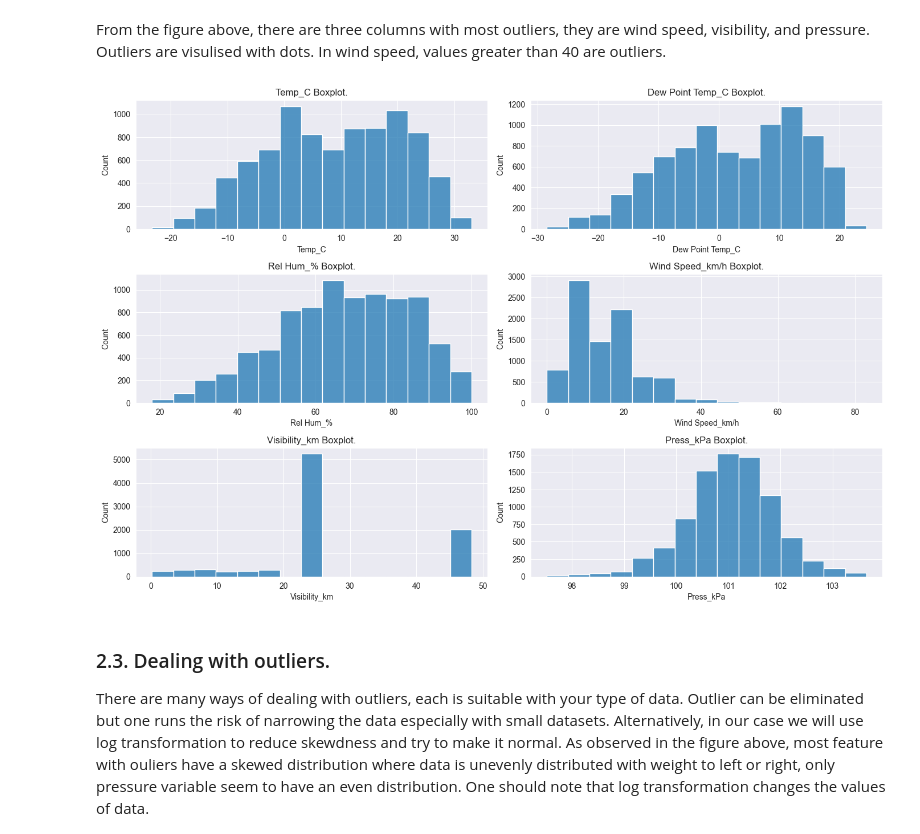
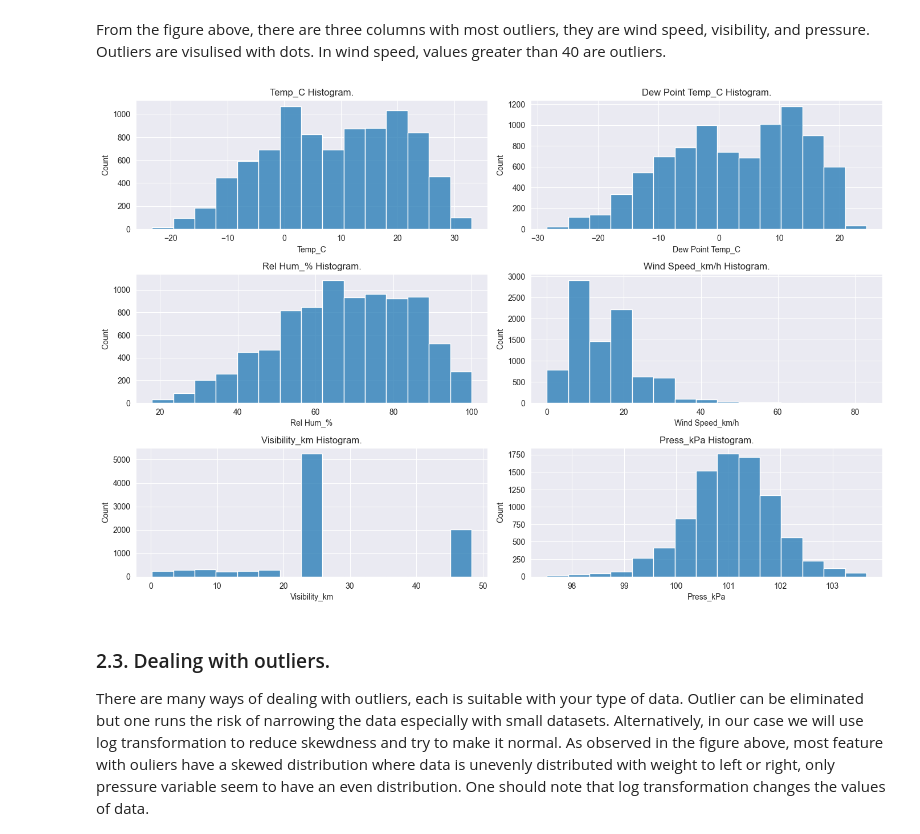
Before and after one commit to kechcole/LUX_DEV_PROGRAM, a Jupyter notebook: Assignments/Scripts_Wk_2/Python.ipynb, the cells around one changed output. Cells and saved outputs as stored; diff of their text form; code cells hidden in the pictures.

```diff
--- a/Assignments/Scripts_Wk_2/Python.ipynb
+++ b/Assignments/Scripts_Wk_2/Python.ipynb
@@ -248,21 +248,21 @@ From the figure above, there are three columns with most outliers, they are wind
 # %%
 # Plot histogram of each numerical variable
 
 # Set Seaborn style
 sns.set_style("darkgrid")
 
 # Plot distribution of each numerical feature
 plt.figure(figsize=(14, len(features_lst) * 3))
 for idx, feature in enumerate(features_lst, 1):
     plt.subplot(len(features_lst), 2, idx)
     sns.histplot(data[feature], bins=15, kde=False)
-    plt.title(f"{feature} Boxplot.")
+    plt.title(f"{feature} Histogram.")
 
 # Adjust layout and show plots
 plt.tight_layout()
 plt.show()
 # %% [output]
-[figure, old version]
+[figure, new version]
 # %% [markdown]
 ### 2.3. Dealing with outliers.
 
```
Also changed, not shown: parts of 6 cells of this notebook.
